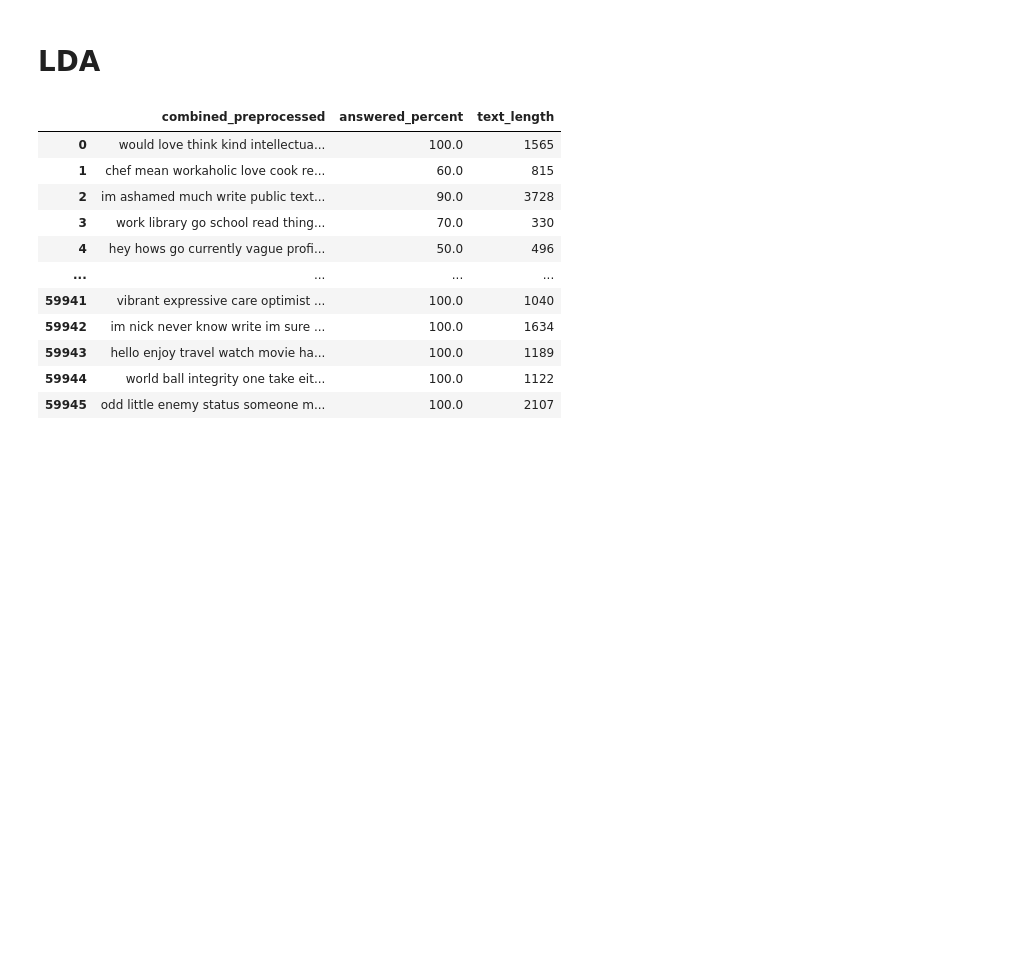
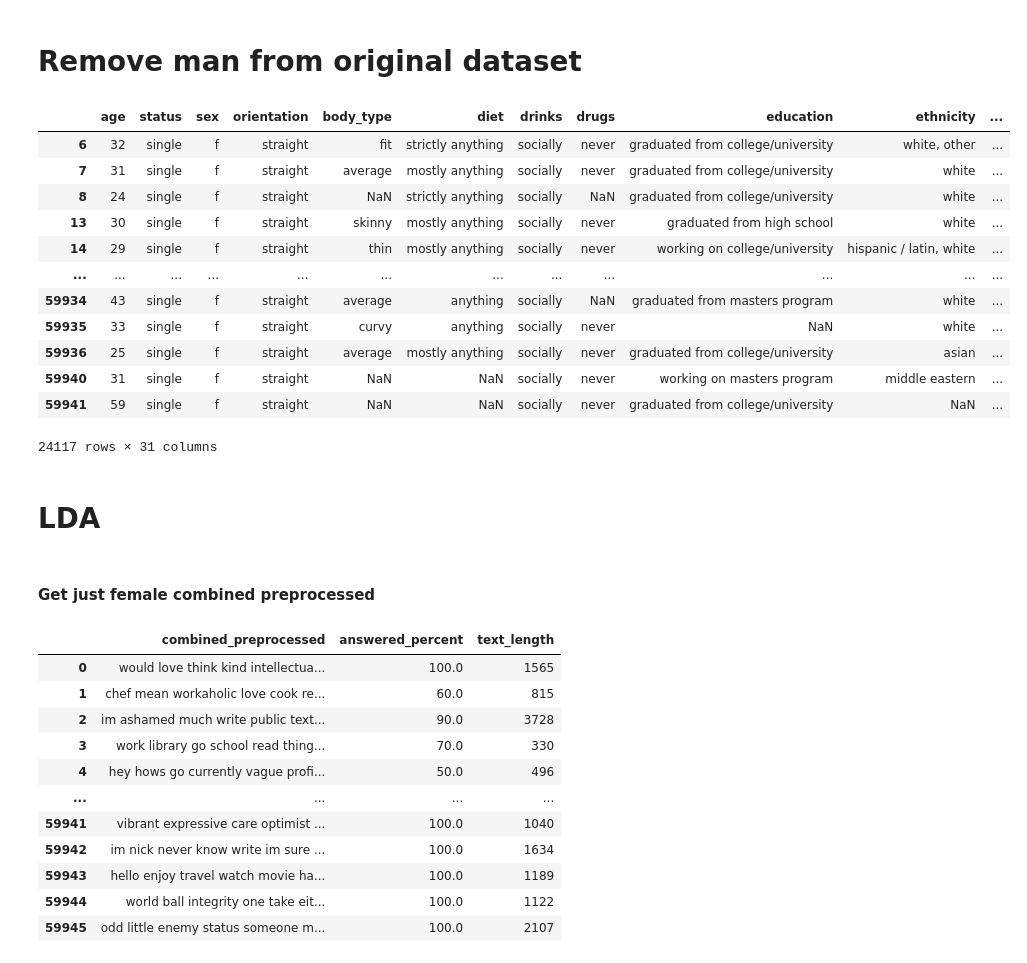
Before and after one commit to ninamcunha/amooora, a Jupyter notebook: notebooks/dedemenezes_final_lda.ipynb, the cells around one changed output. Cells and saved outputs as stored; diff of their text form; code cells hidden in the pictures; blank space fills up the shorter version.

```diff
--- a/notebooks/dedemenezes_final_lda.ipynb
+++ b/notebooks/dedemenezes_final_lda.ipynb
@@ -0,0 +7,2 @@
+# %% [markdown]
+# Remove man from original dataset
@@ -1,2 +13,18 @@
+# %%
+female_df
+# %% [output]
+|  | age | status | sex | orientation | body_type | diet | drinks | drugs | education | ethnicity | ... |
+| 6 | 32 | single | f | straight | fit | strictly anything | socially | never | graduated from college/university | white, other | ... |
+| 7 | 31 | single | f | straight | average | mostly anything | socially | never | graduated from college/university | white | ... |
+| 8 | 24 | single | f | straight | NaN | strictly anything | socially | NaN | graduated from college/university | white | ... |
+| 13 | 30 | single | f | straight | skinny | mostly anything | socially | never | graduated from high school | white | ... |
+| 14 | 29 | single | f | straight | thin | mostly anything | socially | never | working on college/university | hispanic / latin, white | ... |
+| ... | ... | ... | ... | ... | ... | ... | ... | ... | ... | ... | ... |
+| 59934 | 43 | single | f | straight | average | anything | socially | NaN | graduated from masters program | white | ... |
+| 59935 | 33 | single | f | straight | curvy | anything | socially | never | NaN | white | ... |
+| 59936 | 25 | single | f | straight | average | mostly anything | socially | never | graduated from college/university | asian | ... |
+| 59940 | 31 | single | f | straight | NaN | NaN | socially | never | working on masters program | middle eastern | ... |
+| 59941 | 59 | single | f | straight | NaN | NaN | socially | never | graduated from college/university | NaN | ... |
+24117 rows × 31 columns
 # %% [markdown]
 # LDA
@@ -7,2 +31,4 @@ from sklearn.decomposition import LatentDirichletAllocation
 # %%
 df = pd.read_csv('../raw_data/combined_text_preprocessed.csv',keep_default_na=False)
+# %% [markdown]
+#### Get just female combined preprocessed
```
Also changed, not shown: parts of 24 cells of this notebook.
